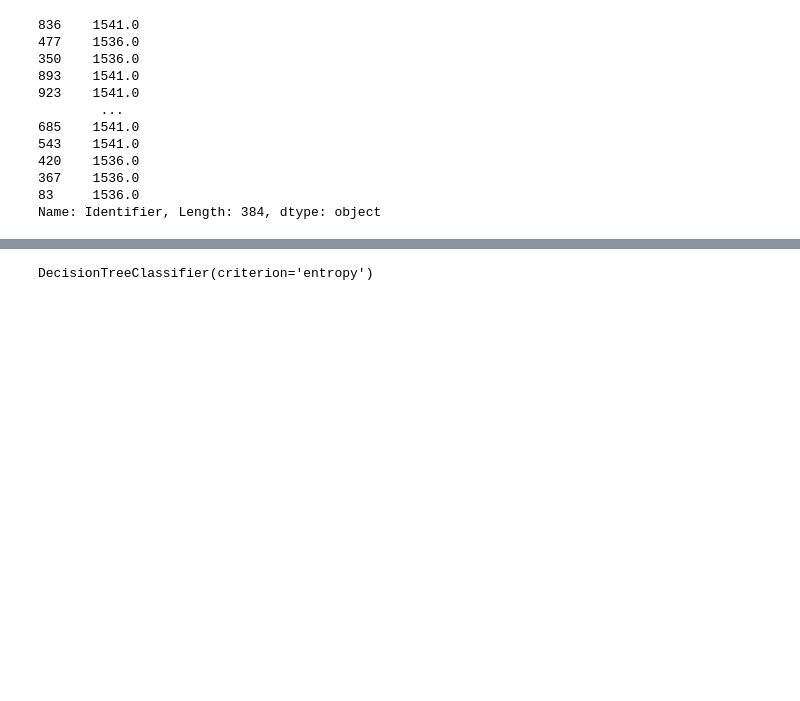
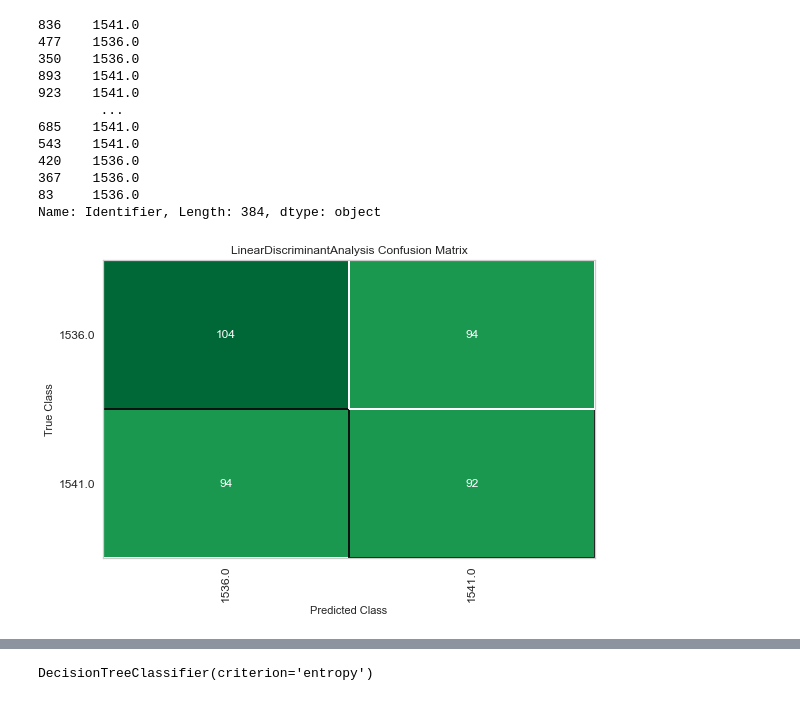
Before and after one commit to mrpotato180/hmi_super_grupo, a Jupyter notebook: PROJECT.ipynb, the cells around one changed output, grey strips where cells are left out. Cells and saved outputs as stored; diff of their text form; code cells hidden in the pictures; blank space fills up the shorter version.

```diff
--- a/PROJECT.ipynb
+++ b/PROJECT.ipynb
@@ -1607,3 +1715,11 @@ LDA performance on test data
 367    1536.0
 83     1536.0
 Name: Identifier, Length: 384, dtype: object
+# %%
+#We can find a better way of reporting performance using yellowbrick:
+# One-line confusion matrix. We use a previously fitted model
+cm_viz = confusion_matrix(
+    lda, X_train4, y_train4, X_test4, y_test4,
+    is_fitted=True, support=True, cmap='RdYlGn')
+# %% [output]
+[figure, added]
```
Also changed, not shown: parts of 45 cells of this notebook.
